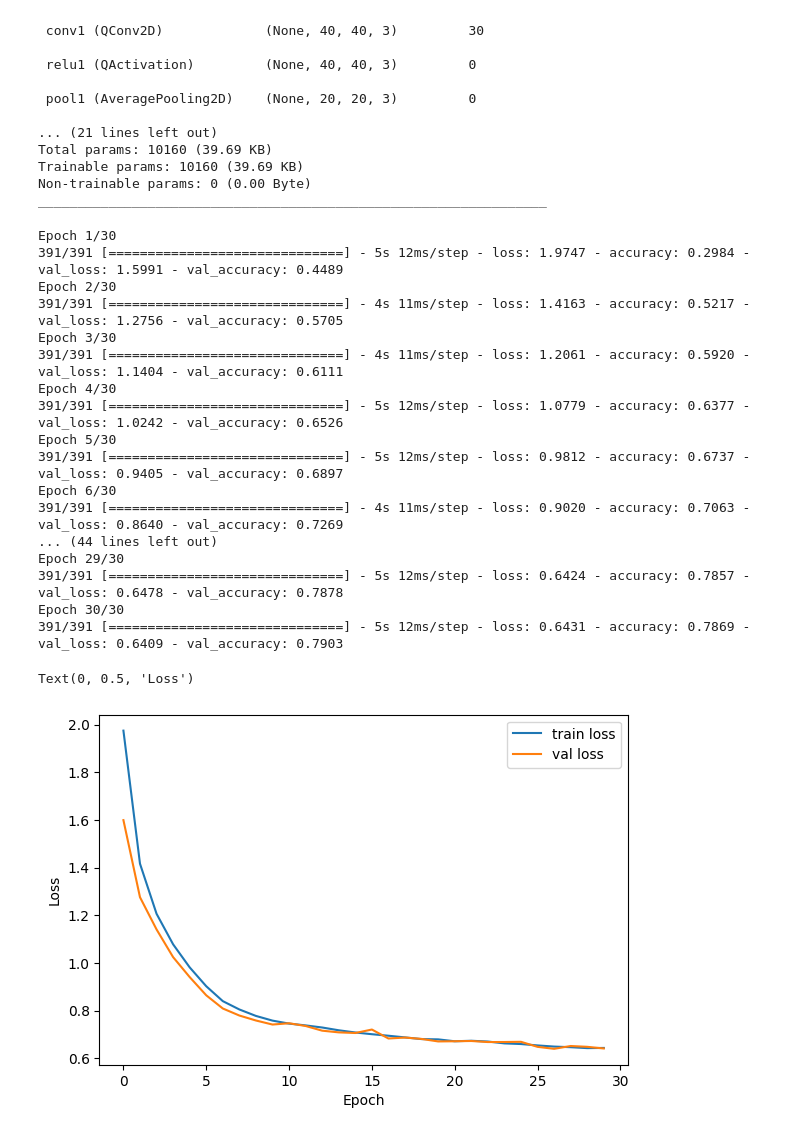
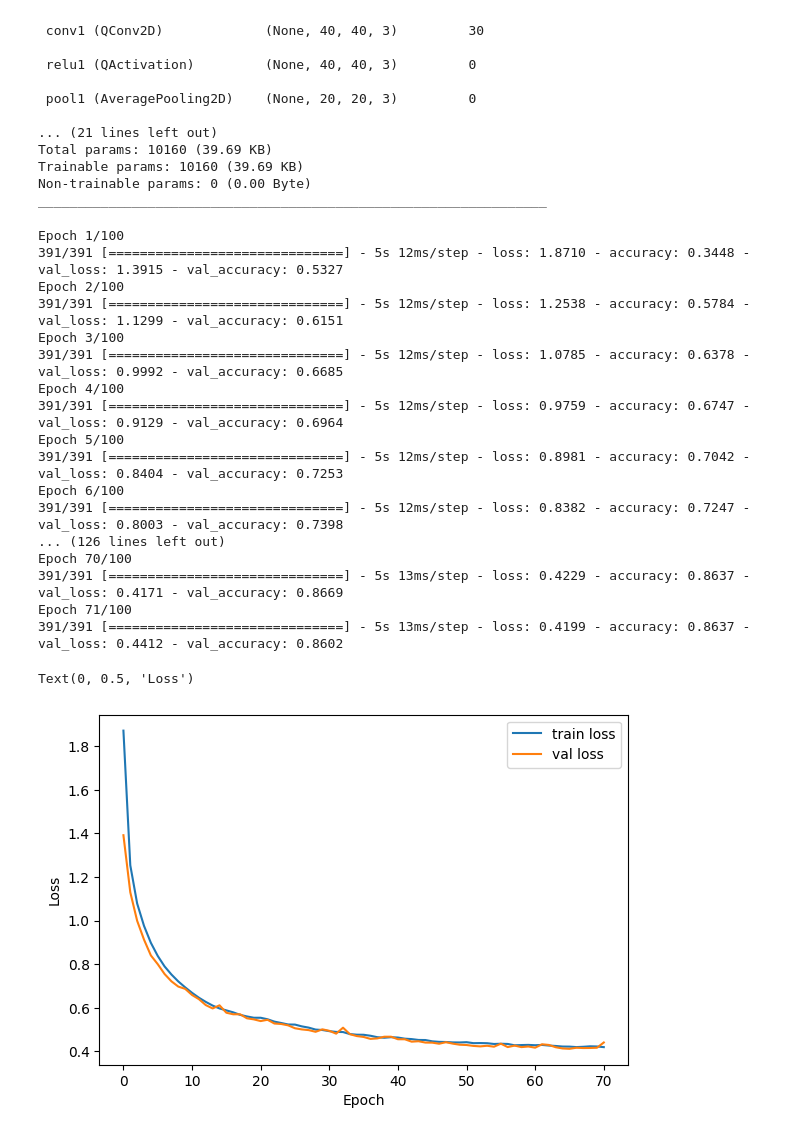
Before and after one commit to hftsoi/sparse, a Jupyter notebook: sparse_train.ipynb, the cells around one changed output. Drawn from its saved outputs; the diff is of its cells as text; code cells hidden in the pictures.

```diff
--- a/sparse_train.ipynb
+++ b/sparse_train.ipynb
@@ -136,9 +136,11 @@ class InputReduce(tf.keras.layers.Layer):
         w = tf.shape(inputs)[2]
 
         if self.threshold is not None:
-            active_flag = tf.cast(inputs[..., 0] > self.threshold, tf.int32)
+            cond = inputs > self.threshold
         else:
-            active_flag = tf.cast(inputs[..., 0] != 0, tf.int32)
+            cond = inputs != 0
+        active_flag = tf.cast(tf.reduce_any(cond, axis=-1), tf.int32)
+
         active_flag_flat = tf.reshape(active_flag, [batch_size, h * w])
         active_count = tf.cumsum(active_flag_flat, axis=1)
 
@@ -317,33 +357,40 @@ Trainable params: 10160 (39.69 KB)
 Non-trainable params: 0 (0.00 Byte)
 _________________________________________________________________
 # %%
-history = cnn_sparse.fit(x_train, y_train, validation_data=(x_val, y_val), epochs=30, batch_size=128)
+early_stop = tf.keras.callbacks.EarlyStopping(
+    monitor='val_loss',
+    min_delta=1e-3,
+    patience=5,
+    mode='min',
+    restore_best_weights=True,
+)
+history = cnn_sparse.fit(x_train, y_train, validation_data=(x_val, y_val), epochs=100, batch_size=128, callbacks=[early_stop])
 
 plt.figure(figsize=(15,10))
 axes = plt.subplot(2, 2, 1)
 axes.plot(history.history['loss'], label='train loss')
 axes.plot(history.history['val_loss'], label='val loss')
 axes.legend(loc="upper right")
 axes.set_xlabel('Epoch')
 axes.set_ylabel('Loss')
 # %% [output]
-Epoch 1/30
-391/391 [==============================] - 5s 12ms/step - loss: 1.9747 - accuracy: 0.2984 - val_loss: 1.5991 - val_accuracy: 0.4489
-Epoch 2/30
-391/391 [==============================] - 4s 11ms/step - loss: 1.4163 - accuracy: 0.5217 - val_loss: 1.2756 - val_accuracy: 0.5705
-Epoch 3/30
-391/391 [==============================] - 4s 11ms/step - loss: 1.2061 - accuracy: 0.5920 - val_loss: 1.1404 - val_accuracy: 0.6111
-Epoch 4/30
-391/391 [==============================] - 5s 12ms/step - loss: 1.0779 - accuracy: 0.6377 - val_loss: 1.0242 - val_accuracy: 0.6526
-Epoch 5/30
-391/391 [==============================] - 5s 12ms/step - loss: 0.9812 - accuracy: 0.6737 - val_loss: 0.9405 - val_accuracy: 0.6897
-Epoch 6/30
-391/391 [==============================] - 4s 11ms/step - loss: 0.9020 - accuracy: 0.7063 - val_loss: 0.8640 - val_accuracy: 0.7269
-... (44 lines left out)
-Epoch 29/30
-391/391 [==============================] - 5s 12ms/step - loss: 0.6424 - accuracy: 0.7857 - val_loss: 0.6478 - val_accuracy: 0.7878
-Epoch 30/30
-391/391 [==============================] - 5s 12ms/step - loss: 0.6431 - accuracy: 0.7869 - val_loss: 0.6409 - val_accuracy: 0.7903
+Epoch 1/100
+391/391 [==============================] - 5s 12ms/step - loss: 1.8710 - accuracy: 0.3448 - val_loss: 1.3915 - val_accuracy: 0.5327
+Epoch 2/100
+391/391 [==============================] - 5s 12ms/step - loss: 1.2538 - accuracy: 0.5784 - val_loss: 1.1299 - val_accuracy: 0.6151
+Epoch 3/100
+391/391 [==============================] - 5s 12ms/step - loss: 1.0785 - accuracy: 0.6378 - val_loss: 0.9992 - val_accuracy: 0.6685
+Epoch 4/100
+391/391 [==============================] - 5s 12ms/step - loss: 0.9759 - accuracy: 0.6747 - val_loss: 0.9129 - val_accuracy: 0.6964
+Epoch 5/100
+391/391 [==============================] - 5s 12ms/step - loss: 0.8981 - accuracy: 0.7042 - val_loss: 0.8404 - val_accuracy: 0.7253
+Epoch 6/100
+391/391 [==============================] - 5s 12ms/step - loss: 0.8382 - accuracy: 0.7247 - val_loss: 0.8003 - val_accuracy: 0.7398
+... (126 lines left out)
+Epoch 70/100
+391/391 [==============================] - 5s 13ms/step - loss: 0.4229 - accuracy: 0.8637 - val_loss: 0.4171 - val_accuracy: 0.8669
+Epoch 71/100
+391/391 [==============================] - 5s 13ms/step - loss: 0.4199 - accuracy: 0.8637 - val_loss: 0.4412 - val_accuracy: 0.8602
 Text(0, 0.5, 'Loss')
-[figure, old version]
+[figure, new version]
 # %%
```
Also changed, not shown: parts of 9 cells of this notebook.
